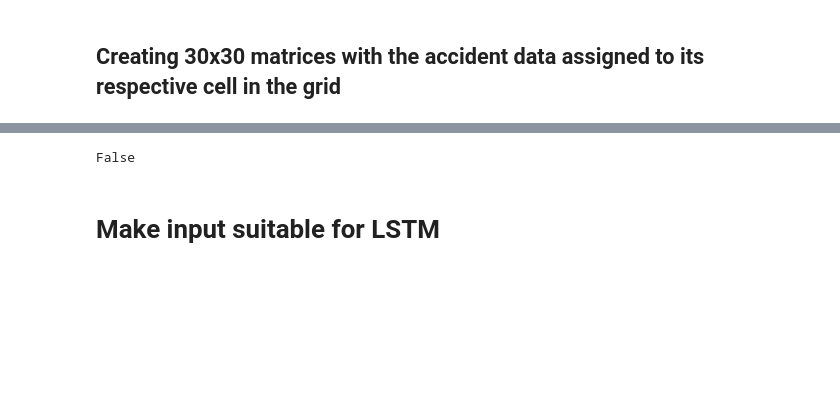
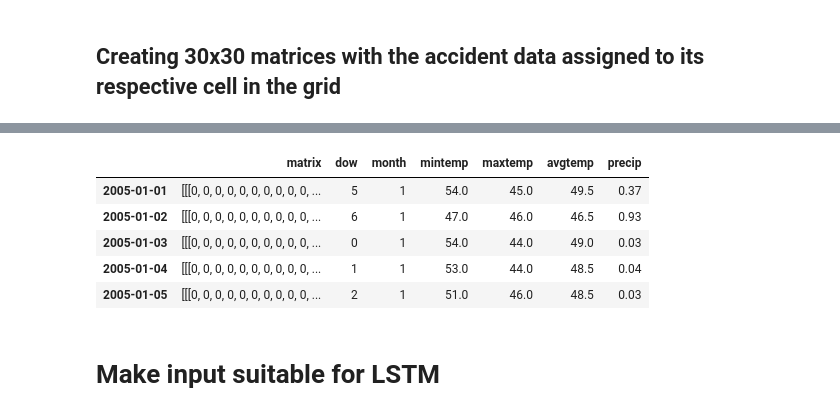
Before and after one commit to miguel-peralta/spring-2024-vip, a Jupyter notebook: stage2/lstm.ipynb, the cells around one changed output, grey strips where cells are left out. Drawn from its saved outputs; the diff is of its cells as text; code cells hidden in the pictures; blank space fills up the shorter version.

```diff
--- a/stage2/lstm.ipynb
+++ b/stage2/lstm.ipynb
@@ -265,5 +265,17 @@ for i in range(len(lat_values) - 1):
 # Preparing data for input
 # %%
 selected_dates.dropna(subset = ['latitude', 'longitude', "month", "day_of_week"], inplace=True)
+selected_dates.drop(columns = ['collision_datetime'], inplace=True)
 # %% [markdown]
 ## Creating 30x30 matrices with the accident data assigned to its respective cell in the grid
+# %%
+# Group the accidents dataframe by 'collision_date'
+grouped_dates = selected_dates.groupby('collision_date')
+
+# Create a dataframe to store the input for each data
+start_date = datetime(2005, 1, 1)
+end_date = datetime(2014, 12, 31)
+one_day = timedelta(days=1)
+date_range = [start_date + timedelta(days=i) for i in range((end_date - start_date).days + 1)]
+input_df = pd.DataFrame(index=date_range, columns = ['matrix', 'dow', 'month', 'mintemp', 'maxtemp', 'avgtemp', 'precip'])
+input_df['matrix'] = input_df['matrix'].astype(object)
@@ -270,11 +291,5 @@ selected_dates.dropna(subset = ['latitude', 'longitude', "month", "day_of_week"]
 # %%
-# Create a dictionary to store the matrices for each date
-date_matrices = {}
-
-# Group the dataframe by 'collision_date'
-grouped_dates = selected_dates.groupby('collision_date')
-
-# Iterate through each date group
+# Iterate through each date group from the accidents df
 for date, group in grouped_dates:
     # Create a 30x30 matrix initialized with zeros
     matrix = np.zeros((30, 30), dtype=int)
@@ -288,6 +303,10 @@ for date, group in grouped_dates:
         # Increment the corresponding cell in the matrix
         matrix[lat_index, long_index] += 1
 
-    # Store the matrix in the dictionary with the date as the key
+    # Store the matrix in the dataframe in the correct date
     dt_object = date.strftime('%Y-%m-%d')
-    date_matrices[dt_object] = matrix
+
+    input_df.loc[dt_object, 'matrix'] = [matrix]
+
+# Add 0s for dates that were missing in grouped_dates because they had 0 accidents
+input_df['matrix'].replace(np.nan, 0, inplace=True)
@@ -294,11 +315,21 @@ for date, group in grouped_dates:
-# %%
-# Check if daily accident sums are equal
-daily_count = grouped_dates.size().to_list()
-matrices_sum = []
-for key in date_matrices.keys():
-  matrices_sum.append(sum(sum(date_matrices[key])))
-daily_count == matrices_sum
-# %% [output]
-False
+# %%
+# Add days of week and month
+input_df['month'] = input_df.index.month
+input_df['dow'] = input_df.index.dayofweek
+
+# Subset weather df
+subset_weather_df = weather_df.loc[start_date:end_date]
+
+# Add weather data
+input_df[['mintemp', 'maxtemp', 'avgtemp', 'precip']] = subset_weather_df
+# %%
+input_df.head()
+# %% [output]
+|  | matrix | dow | month | mintemp | maxtemp | avgtemp | precip |
+| 2005-01-01 | [[[0, 0, 0, 0, 0, 0, 0, 0, 0, 0, ... | 5 | 1 | 54.0 | 45.0 | 49.5 | 0.37 |
+| 2005-01-02 | [[[0, 0, 0, 0, 0, 0, 0, 0, 0, 0, ... | 6 | 1 | 47.0 | 46.0 | 46.5 | 0.93 |
+| 2005-01-03 | [[[0, 0, 0, 0, 0, 0, 0, 0, 0, 0, ... | 0 | 1 | 54.0 | 44.0 | 49.0 | 0.03 |
+| 2005-01-04 | [[[0, 0, 0, 0, 0, 0, 0, 0, 0, 0, ... | 1 | 1 | 53.0 | 44.0 | 48.5 | 0.04 |
+| 2005-01-05 | [[[0, 0, 0, 0, 0, 0, 0, 0, 0, 0, ... | 2 | 1 | 51.0 | 46.0 | 48.5 | 0.03 |
 # %% [markdown]
 # Make input suitable for LSTM
```
Also changed, not shown: parts of 14 cells of this notebook.
